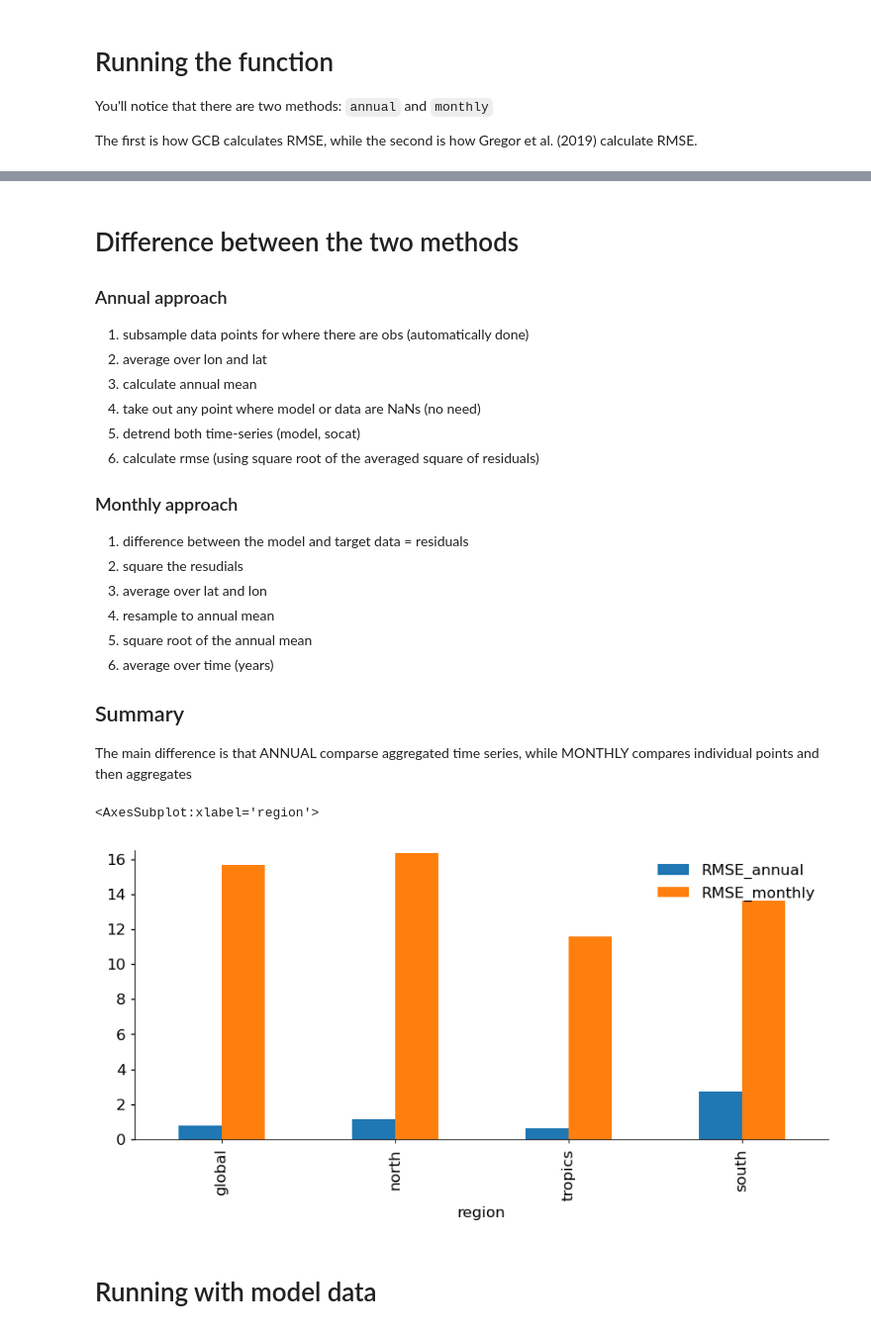
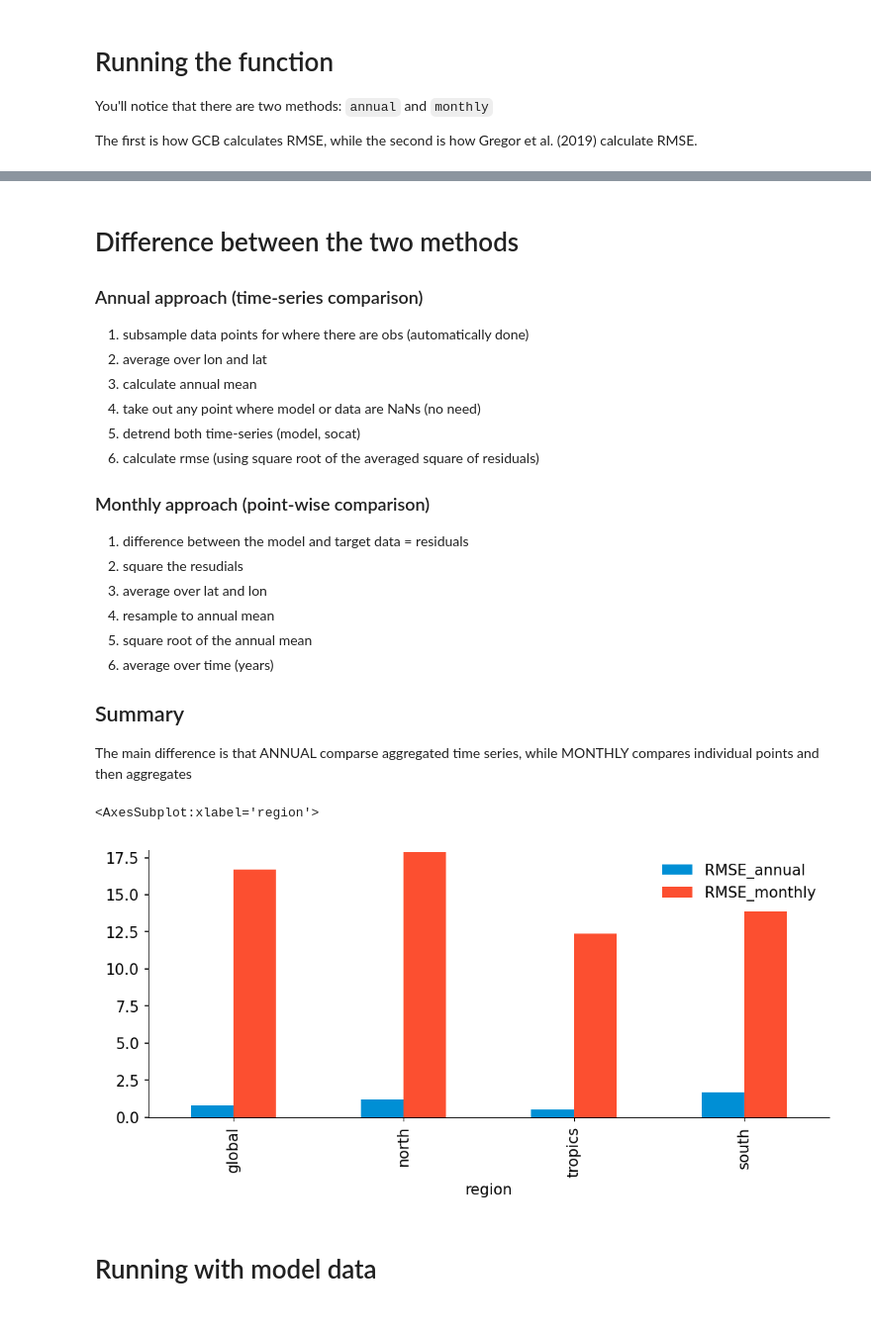
Before and after one commit to GCB-Ocean/GCB-Ocean-scripts, a Jupyter notebook: demo_gcb_socat_evaluation.ipynb, the cells around one changed output, grey strips where cells are left out. Shown at 99% size. Drawn from its saved outputs; the diff is of its cells as text; code cells hidden in the pictures.

Commit message:
Improved script for annual updates

```diff
--- a/demo_gcb_socat_evaluation.ipynb
+++ b/demo_gcb_socat_evaluation.ipynb
@@ -17,8 +17,13 @@ sys.path.insert(0, '../gcb_ocean_python/')
 # stop warnings from displaying when importing this package
 warnings.filterwarnings('ignore')
 plt.rcParams['figure.dpi'] = 150
+plt.rcParams['axes.prop_cycle'] = plt.style.library['fivethirtyeight']['axes.prop_cycle']
 
 # note that socat validation is a standalone package and can be copied around without
 # any other python files required (appart from dependencies)
 import evaluation_sfco2_socat as gcb_eval
 import viz  # allows us to quickly plot maps (not standalone)
+
+# gcb_eval automatically sets YEAR_END to [current year - 1]
+# we can change this after the script has been loaded as shown below
+gcb_eval.YEAR_END = 2021
@@ -55,6 +63,8 @@ The first is how GCB calculates RMSE, while the second is how Gregor et al. (201
 url = 'https://zenodo.org/record/7273309/files/GCB-2022_dataprod_LDEO-HPD_1982-2021.nc?download=1'
 fname = gcb_eval.download(url, dest_path='./data_cache/')
 sfco2 = xr.open_dataset(fname).sfco2
+# %%
+sfco2 = sfco2.sel(time=slice('1990', '2021'))
 # %%
 rmse_annual = gcb_eval.evaluate_sfco2(sfco2, region='all', method='annual', log_level=20)
 # %% [output]
@@ -101,7 +109,7 @@ rmse_monthly = gcb_eval.evaluate_sfco2(sfco2, region='all', method='monthly', lo
 # %% [markdown]
 # Difference between the two methods
 
-### Annual approach
+### Annual approach (time-series comparison)
 
 1. subsample data points for where there are obs (automatically done)
 2. average over lon and lat
@@ -110,7 +118,7 @@ rmse_monthly = gcb_eval.evaluate_sfco2(sfco2, region='all', method='monthly', lo
 1. detrend both time-series (model, socat)
 1. calculate rmse (using square root of the averaged square of residuals)
 
-### Monthly approach
+### Monthly approach (point-wise comparison)
 
 1. difference between the model and target data = residuals
 1. square the resudials
@@ -123,15 +131,15 @@ rmse_monthly = gcb_eval.evaluate_sfco2(sfco2, region='all', method='monthly', lo
 The main difference is that ANNUAL comparse aggregated time series, while MONTHLY compares individual points and then aggregates
 # %%
 rmse = pd.concat([
-    rmse_annual.rmse.to_series().rename('RMSE_annual'),
-    rmse_monthly.rmse.to_series().rename('RMSE_monthly'),
+    rmse_annual.rmse_avg.to_series().rename('RMSE_annual'),
+    rmse_monthly.rmse_avg.to_series().rename('RMSE_monthly'),
 ], axis=1)
 
 fig, ax = plt.subplots(figsize=[7,3])
 rmse.plot.bar(ax=ax)
 # %% [output]
 <AxesSubplot:xlabel='region'>
-[figure, old version]
+[figure, new version]
 # %% [markdown]
 # Running with model data
 # %%
```
Also changed, not shown: parts of 9 cells of this notebook, 3 other files.
